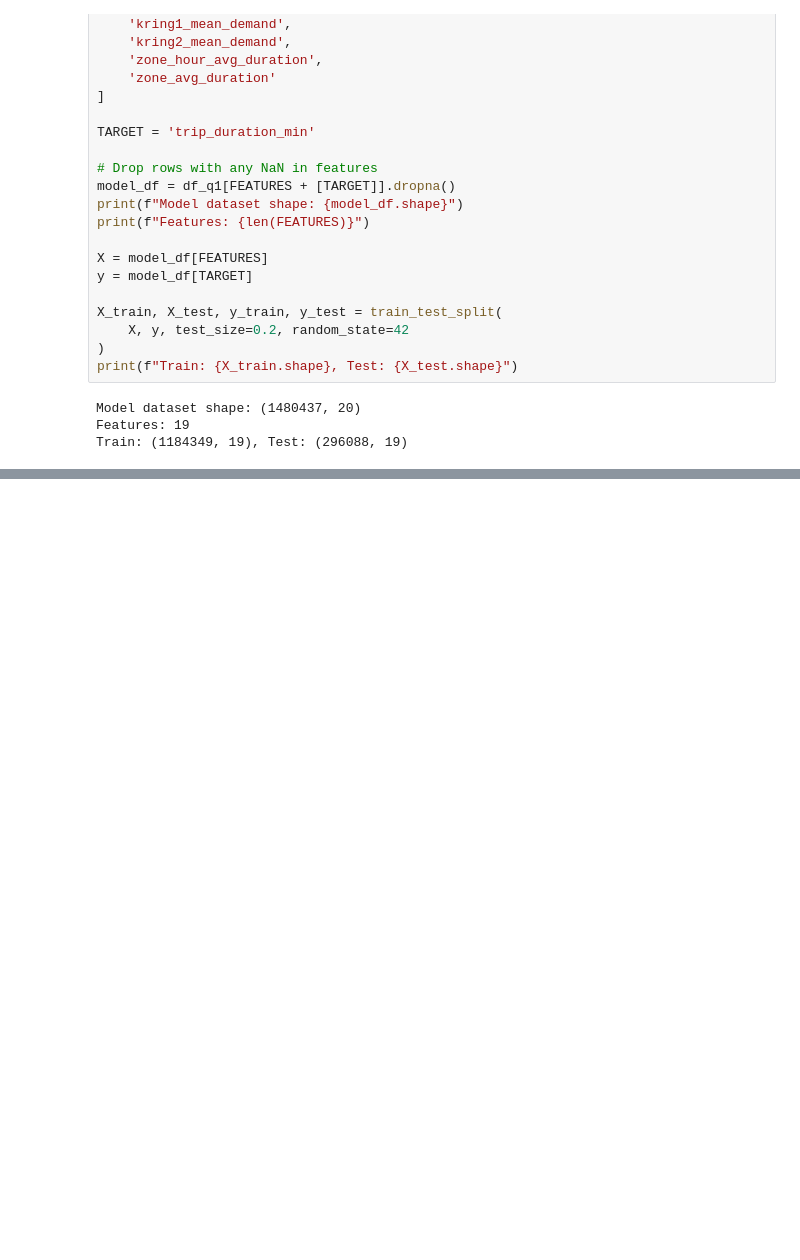
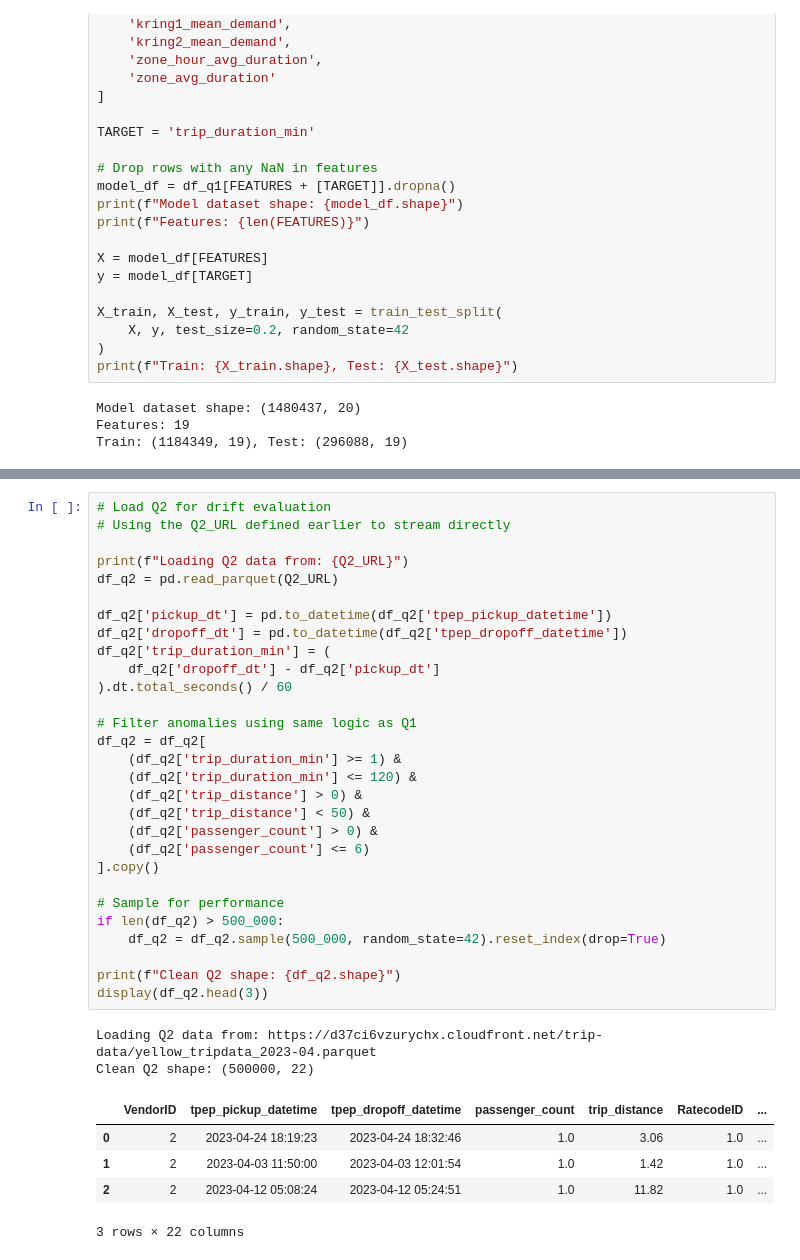
Before and after one commit to chamoflag/AI-ML, a Jupyter notebook: H3Spatial.ipynb, the cells around one changed output, grey strips where cells are left out. Saved outputs shown, nothing was run; the diff lists cells and outputs as text; blank space fills up the shorter version.

```diff
--- a/H3Spatial.ipynb
+++ b/H3Spatial.ipynb
@@ -518,0 +661,37 @@ print(f"MAPE: {xgb_mape:.2f}%")
+# %%
+# Load Q2 for drift evaluation
+# Using the Q2_URL defined earlier to stream directly
+
+print(f"Loading Q2 data from: {Q2_URL}")
+df_q2 = pd.read_parquet(Q2_URL)
+
+df_q2['pickup_dt'] = pd.to_datetime(df_q2['tpep_pickup_datetime'])
+df_q2['dropoff_dt'] = pd.to_datetime(df_q2['tpep_dropoff_datetime'])
+df_q2['trip_duration_min'] = (
+    df_q2['dropoff_dt'] - df_q2['pickup_dt']
+).dt.total_seconds() / 60
+
+# Filter anomalies using same logic as Q1
+df_q2 = df_q2[
+    (df_q2['trip_duration_min'] >= 1) &
+    (df_q2['trip_duration_min'] <= 120) &
+    (df_q2['trip_distance'] > 0) &
+    (df_q2['trip_distance'] < 50) &
+    (df_q2['passenger_count'] > 0) &
+    (df_q2['passenger_count'] <= 6)
+].copy()
+
+# Sample for performance
+if len(df_q2) > 500_000:
+    df_q2 = df_q2.sample(500_000, random_state=42).reset_index(drop=True)
+
+print(f"Clean Q2 shape: {df_q2.shape}")
+display(df_q2.head(3))
+# %% [output]
+Loading Q2 data from: https://d37ci6vzurychx.cloudfront.net/trip-data/yellow_tripdata_2023-04.parquet
+Clean Q2 shape: (500000, 22)
+|  | VendorID | tpep_pickup_datetime | tpep_dropoff_datetime | passenger_count | trip_distance | RatecodeID | ... |
+| 0 | 2 | 2023-04-24 18:19:23 | 2023-04-24 18:32:46 | 1.0 | 3.06 | 1.0 | ... |
+| 1 | 2 | 2023-04-03 11:50:00 | 2023-04-03 12:01:54 | 1.0 | 1.42 | 1.0 | ... |
+| 2 | 2 | 2023-04-12 05:08:24 | 2023-04-12 05:24:51 | 1.0 | 11.82 | 1.0 | ... |
+3 rows × 22 columns
```
Also changed, not shown: parts of 12 cells of this notebook.
